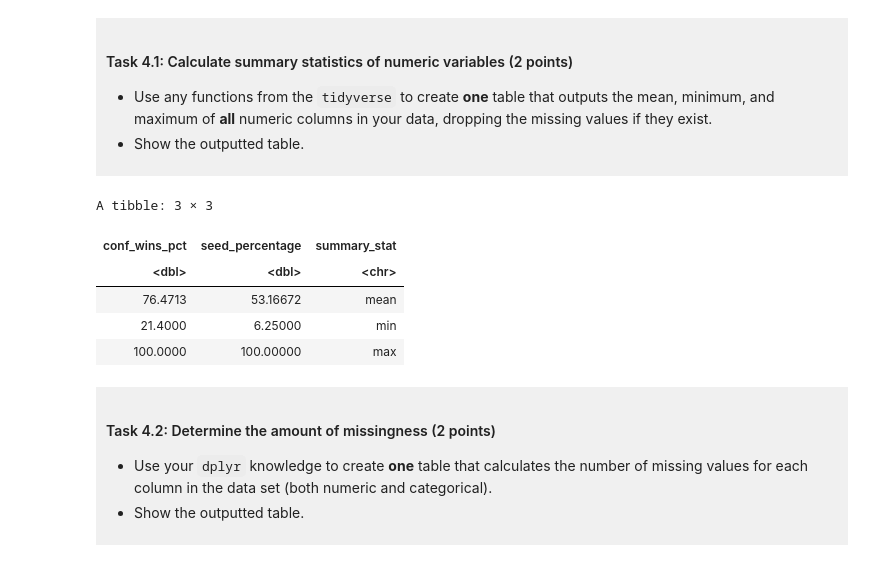
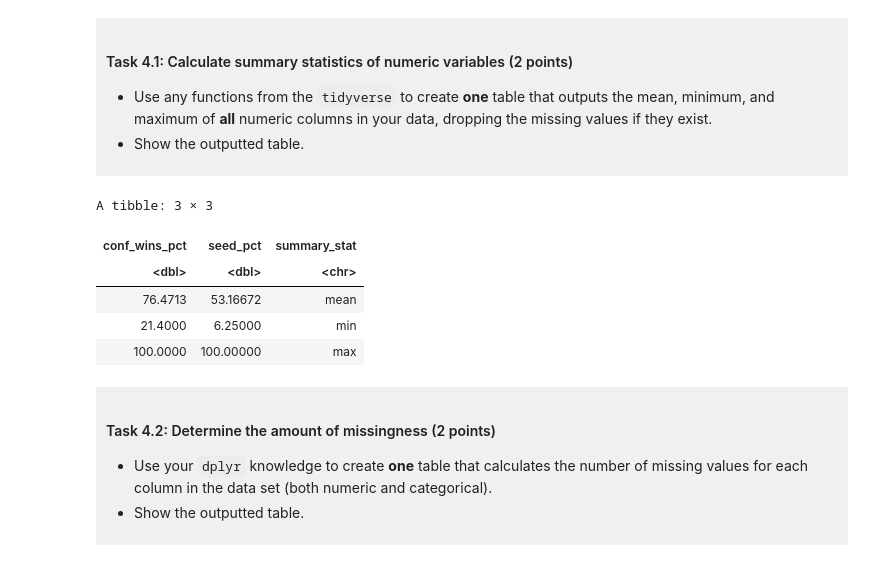
Before and after one commit to tarynluu/dsci-100-project-taryn-lu, a Jupyter notebook: dsci-100-project-notebook.ipynb, the cells around one changed output. Cells and saved outputs as stored; diff of their text form; code cells hidden in the pictures.

```diff
--- a/dsci-100-project-notebook.ipynb
+++ b/dsci-100-project-notebook.ipynb
@@ -245,13 +245,14 @@ data_tidy <- data |>
 # find seed as a proportion of that year's largest seed number to account for different max seeds in the earlier years.
 # A lower percentage is better
     group_by(year)|>
-    mutate(seed_percentage = 100*(seed / max(seed))) |>
+    mutate(seed_pct = 100*(seed / max(seed))) |>
     ungroup()
+
+
 
 # this is for the SECOND VERSION research question with missing values removed
 data_tidy_v2 <- data_tidy |>
     filter(year %in% 1993:2018 )
-
 
 # show first 6 rows
 data_tidy_first_six <- data_tidy_v2 |>
@@ -300,31 +301,31 @@ You will refine your research question (if needed) and produce a tidy data set.
 # %%
 # calculate the max of conference win percentage and seed percentage
 summary_max <- data_tidy_v2 |>
-    select(conf_wins_pct, seed_percentage)|>
+    select(conf_wins_pct, seed_pct)|>
     map_dfr(max, na.rm = TRUE)
 
 # calculate the min of conference win percentage and seed percentage
 summary_min <- data_tidy_v2 |>
-    select(conf_wins_pct, seed_percentage)|>
+    select(conf_wins_pct, seed_pct)|>
     map_dfr(min, na.rm = TRUE)
 
 # calculate the mean of conference win percentage and seed percentage
 summary_mean <- data_tidy_v2 |>
-    select(conf_wins_pct, seed_percentage)|>
+    select(conf_wins_pct, seed_pct)|>
     map_dfr(mean, na.rm = TRUE)
 
 # create labels for the table's rows
 labels <- tibble(summary_stat = c("mean", "min", "max"))
 
 # bind all summary statistics together with the labels
 summary_all <- summary_mean |>
     bind_rows(summary_min, summary_max)|>
     bind_cols(labels)
 
 summary_all
 # %% [output]
 A tibble: 3 × 3
-| conf_wins_pct | seed_percentage | summary_stat |
+| conf_wins_pct | seed_pct | summary_stat |
 | <dbl> | <dbl> | <chr> |
 | 76.4713 | 53.16672 | mean |
 | 21.4000 | 6.25000 | min |
```
Also changed, not shown: parts of 10 cells of this notebook.
